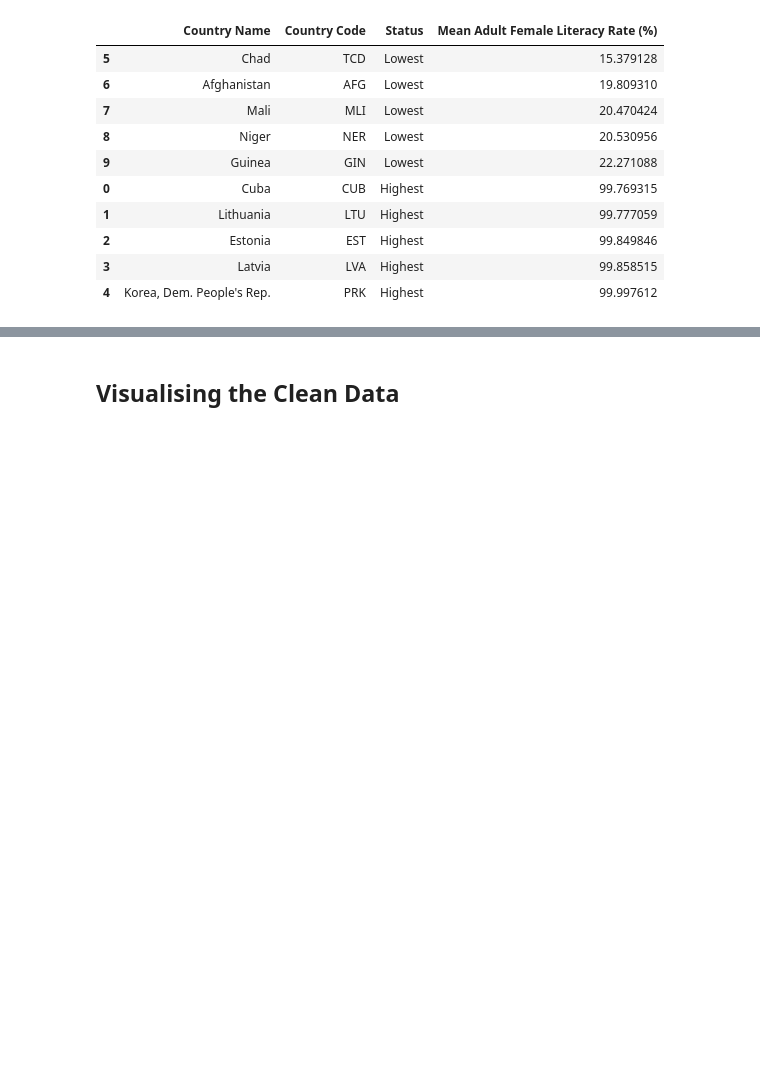
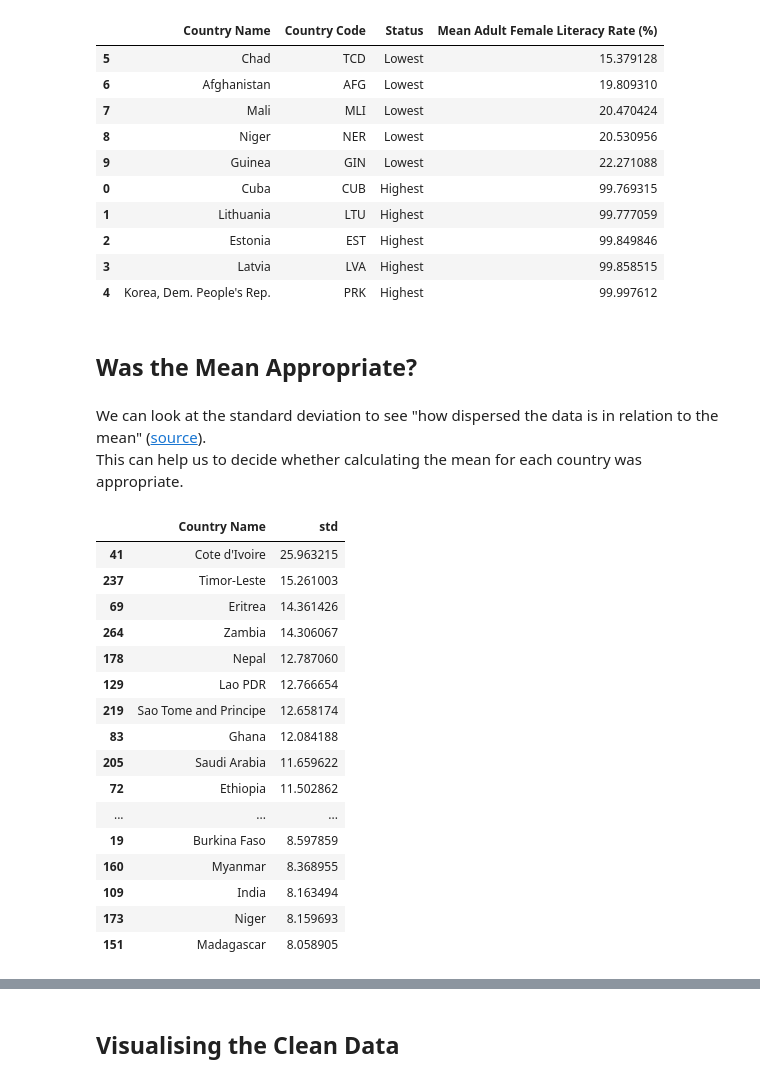
Before and after one commit to nf-97/literacy-project, a Jupyter notebook: adult-female-literacy-dc/adult-female-literacy-dc.ipynb, the cells around one changed output, grey strips where cells are left out. Drawn from its saved outputs; the diff is of its cells as text; code cells hidden in the pictures; blank space fills up the shorter version.

Commit message:
added mean explanation, updated spelling/grammar mistakes

```diff
--- a/adult-female-literacy-dc/adult-female-literacy-dc.ipynb
+++ b/adult-female-literacy-dc/adult-female-literacy-dc.ipynb
@@ -534,3 +532,30 @@ final_df
 | 2 | Estonia | EST | Highest | 99.849846 |
 | 3 | Latvia | LVA | Highest | 99.858515 |
 | 4 | Korea, Dem. People's Rep. | PRK | Highest | 99.997612 |
+# %% [markdown]
+## Was the Mean Appropriate?
+# %% [markdown]
+We can look at the standard deviation to see "how dispersed the data is in relation to the mean" ([source](https://www.nlm.nih.gov/nichsr/stats_tutorial/section2/mod8_sd.html#:~:text=A%20standard%20deviation%20(or%20%CF%83,data%20are%20more%20spread%20out.))). <br>
+This can help us to decide whether calculating the mean for each country was appropriate.
+# %%
+std_countries = pd.DataFrame(df_t.std()).reset_index().rename(columns={0:"std"})
+std_countries = std_countries.sort_values(by = "std", ascending=False)
+std_countries.head(25)
+# %% [output]
+|  | Country Name | std |
+| 41 | Cote d'Ivoire | 25.963215 |
+| 237 | Timor-Leste | 15.261003 |
+| 69 | Eritrea | 14.361426 |
+| 264 | Zambia | 14.306067 |
+| 178 | Nepal | 12.787060 |
+| 129 | Lao PDR | 12.766654 |
+| 219 | Sao Tome and Principe | 12.658174 |
+| 83 | Ghana | 12.084188 |
+| 205 | Saudi Arabia | 11.659622 |
+| 72 | Ethiopia | 11.502862 |
+| ... | ... | ... |
+| 19 | Burkina Faso | 8.597859 |
+| 160 | Myanmar | 8.368955 |
+| 109 | India | 8.163494 |
+| 173 | Niger | 8.159693 |
+| 151 | Madagascar | 8.058905 |
```
Also changed, not shown: parts of 42 cells of this notebook.
